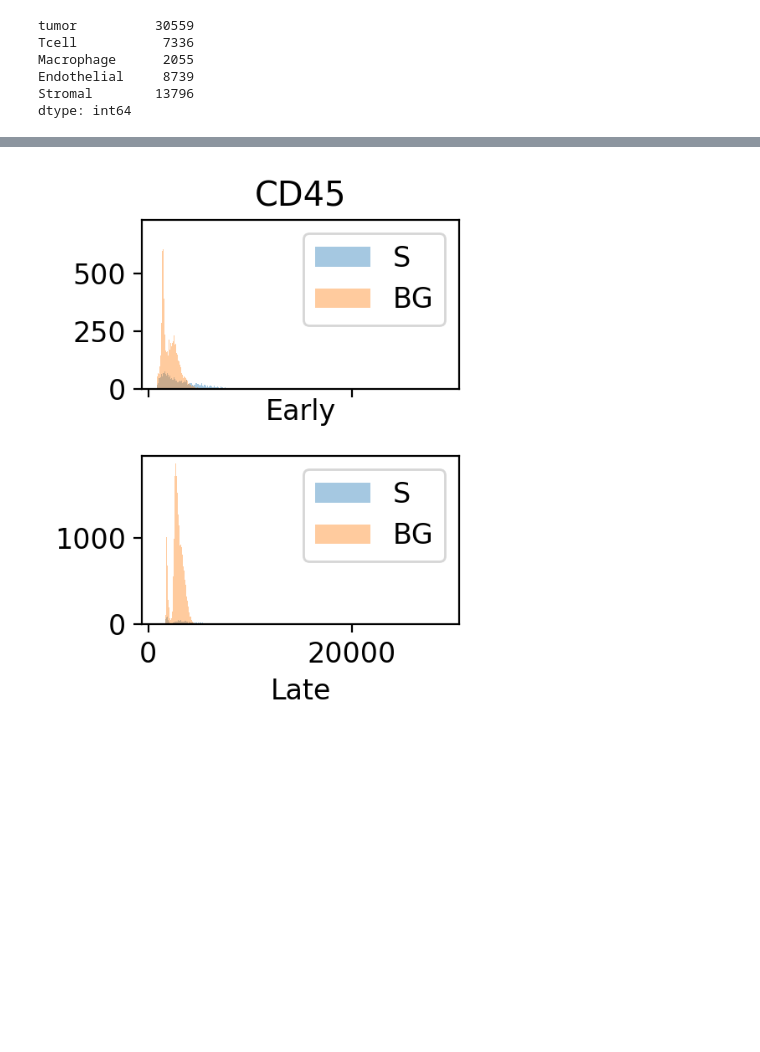
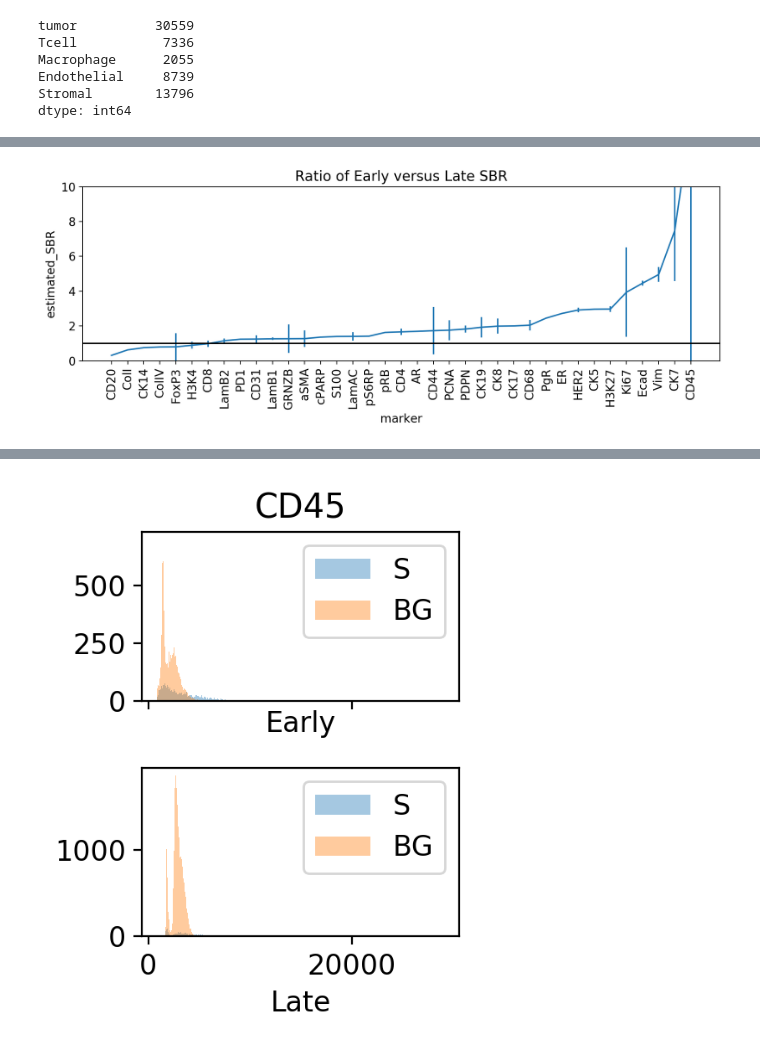
Before and after one commit to engjen/cycIF_Validation, a Jupyter notebook: Fig2_EarlyvsLate_K157_analysis.ipynb, the cells around one changed output, grey strips where cells are left out. Saved outputs shown, nothing was run; the diff lists cells and outputs as text; code cells hidden in the pictures; blank space fills up the shorter version.

```diff
--- a/Fig2_EarlyvsLate_K157_analysis.ipynb
+++ b/Fig2_EarlyvsLate_K157_analysis.ipynb
@@ -111,0 +252,18 @@ dd_exclusive = {'Tcell':{ 'FoxP3_Nuclei':'tumor',
+# %%
+#SBR (use only scenes that are positive)
+df_order = pd.DataFrame()
+for s_marker in df_result.groupby('marker').estimated_SBR.mean().sort_values().index:
+    df_order = df_order.append(df_result[df_result.marker==s_marker])
+fig, ax=plt.subplots(figsize=(10,4),dpi=200)
+sns.lineplot(
+    data=df_order, x="marker", y="estimated_SBR", err_style="bars", ci='sd', ax=ax
+)
+ax.axhline(1,color='black')
+labels=ax.get_xticklabels()
+ax.tick_params(axis='x', labelrotation= 90)
+ax.set_title('Ratio of Early versus Late SBR')
+ax.set_ylim(0,10)
+plt.tight_layout()
+fig.savefig(f'{codedir}/Figures/Her2B-K157/K157_SBR_ratio.png')
+# %% [output]
+[figure, added]
```
Also changed, not shown: parts of 12 cells of this notebook.
